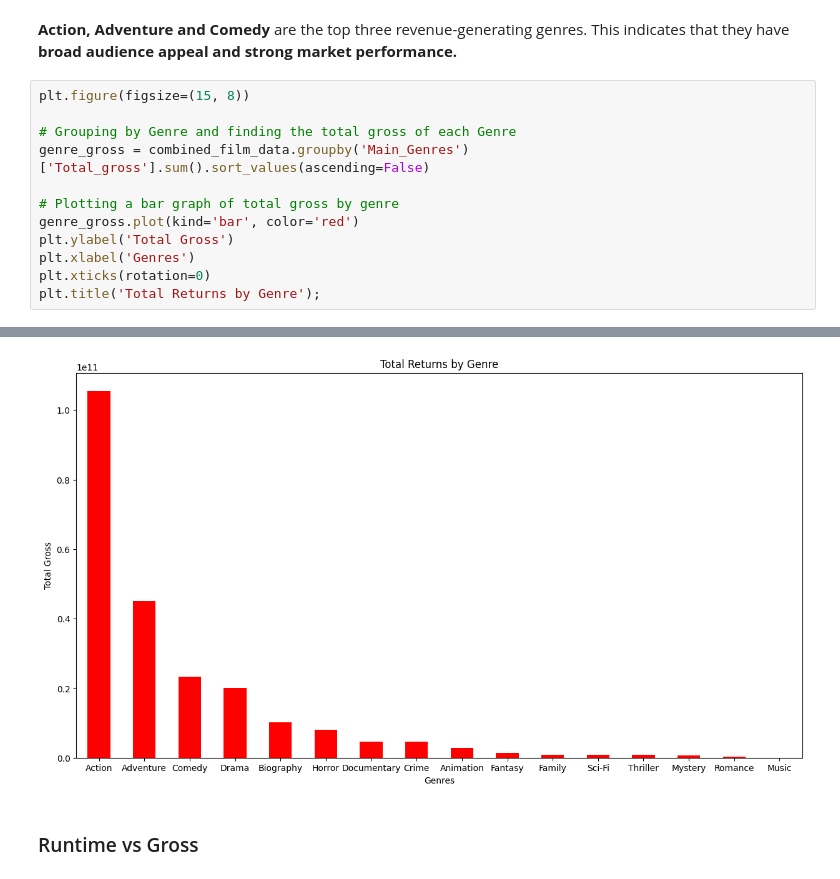
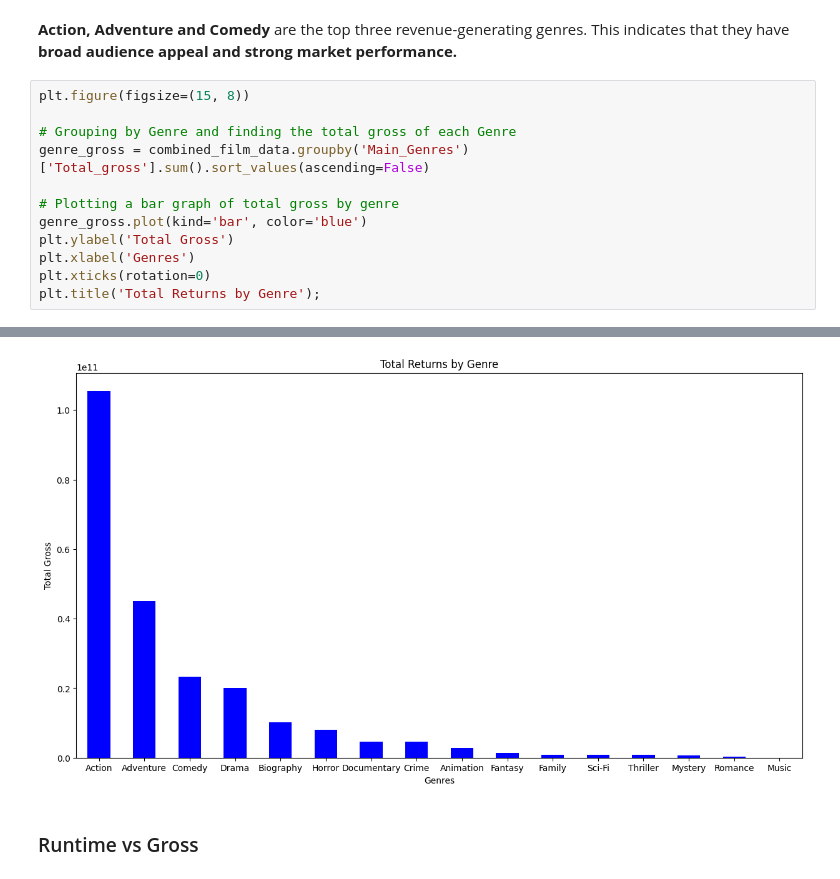
Before and after one commit to Jimmy-ai1/Independent-Project-1, a Jupyter notebook: Microsoft_Film_Creation_Strategies.ipynb, the cells around one changed output, grey strips where cells are left out. Cells and saved outputs as stored; diff of their text form.

```diff
--- a/Microsoft_Film_Creation_Strategies.ipynb
+++ b/Microsoft_Film_Creation_Strategies.ipynb
@@ -363,19 +365,19 @@ import seaborn as sns
 # %%
 plt.figure(figsize=(15, 8))
 
 # Grouping by Genre and finding the total gross of each Genre
 genre_gross = combined_film_data.groupby('Main_Genres')['Total_gross'].sum().sort_values(ascending=False)
 
 # Plotting a bar graph of total gross by genre
-genre_gross.plot(kind='bar', color='red')
+genre_gross.plot(kind='bar', color='blue')
 plt.ylabel('Total Gross')
 plt.xlabel('Genres')
 plt.xticks(rotation=0)
 plt.title('Total Returns by Genre');
 # %% [output]
 [interactive output not drawn]
 [interactive output not drawn]
-[figure, old version]
+[figure, new version]
 # %% [markdown]
 ### Runtime vs Gross
 # %% [markdown]
```
Also changed, not shown: parts of 5 cells of this notebook.
